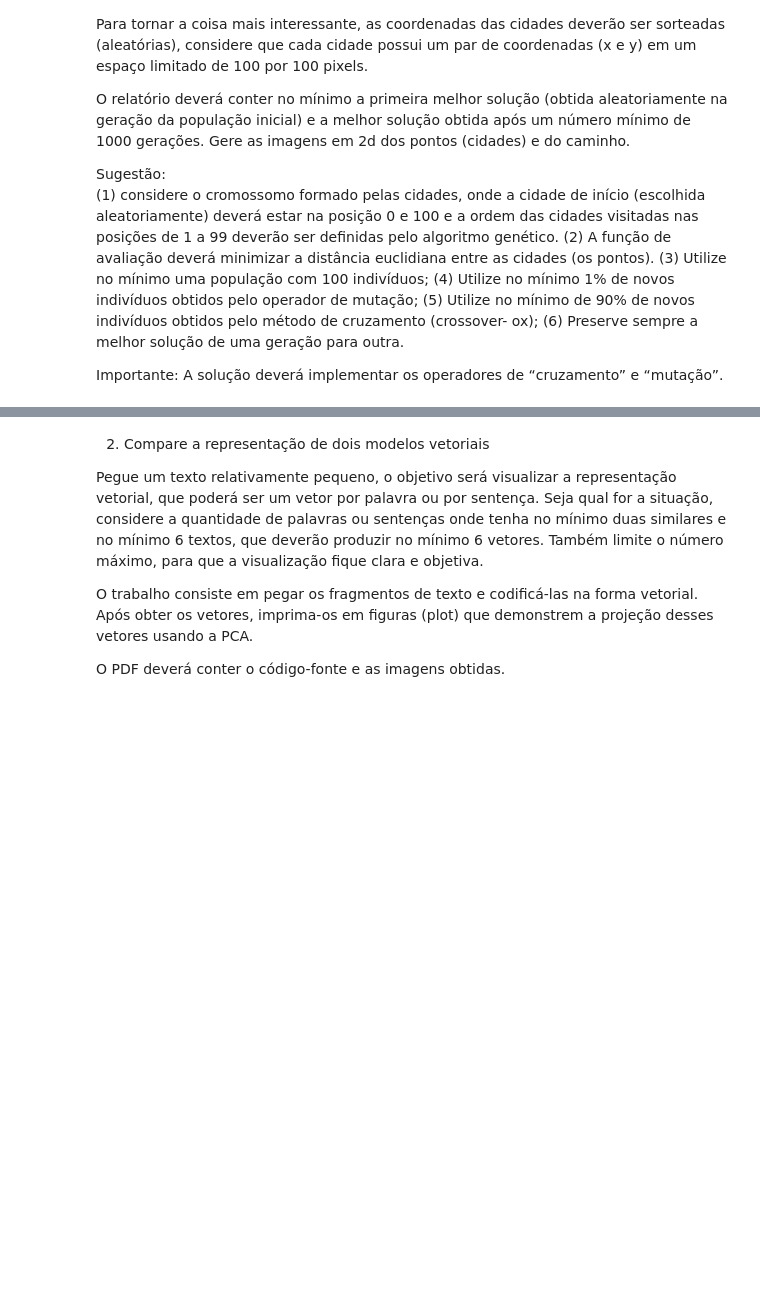
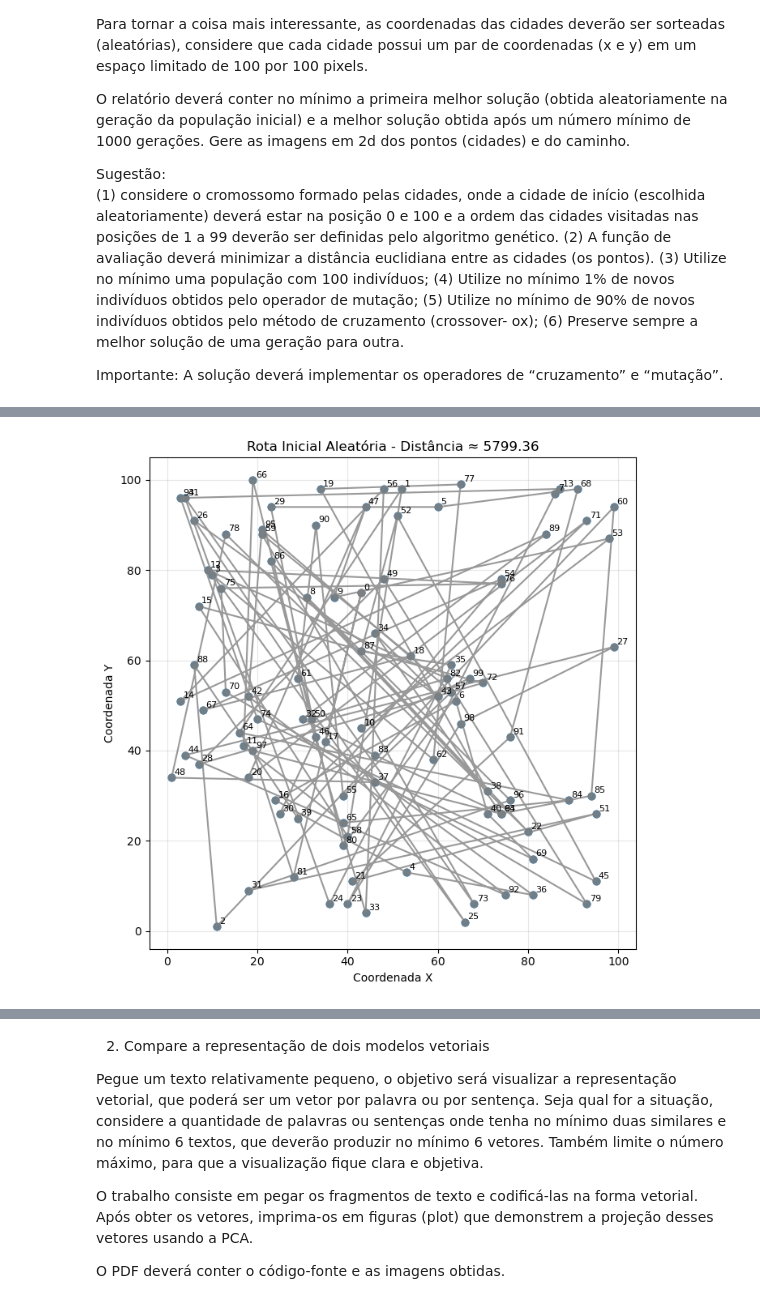
Before and after one commit to mvmelo57/iaap-ufpr-IAA015-topicos-ia, a Jupyter notebook: trabalho-IAA015-top-dados-v1.ipynb, the cells around one changed output, grey strips where cells are left out. Cells and saved outputs as stored; diff of their text form; code cells hidden in the pictures; blank space fills up the shorter version.

```diff
--- a/trabalho-IAA015-top-dados-v1.ipynb
+++ b/trabalho-IAA015-top-dados-v1.ipynb
@@ -133 +289,23 @@ plt.show()
+# %%
+def plotar_geracao(melhor_rota, coordenadas_cidades, titulo, color_line):
+    xs_melhor_rota = [coordenadas_cidades[i][0] for i in melhor_rota] + [coordenadas_cidades[melhor_rota[0]][0]]
+    ys_melhor_rota = [coordenadas_cidades[i][1] for i in melhor_rota] + [coordenadas_cidades[melhor_rota[0]][1]]
+    plt.figure(figsize=(7,7))
+    plt.plot(xs_melhor_rota, ys_melhor_rota, '-o', color=color_line, alpha=0.8)
+    plt.scatter(xs, ys, color='tab:blue', s=40)
+    for i, (x, y) in enumerate(coordenadas_cidades):
+        plt.text(x + 0.6, y + 0.6, str(i), fontsize=8)
+    distancia_melhor = calcular_percurso_total(melhor_rota, coordenadas_cidades)
+    plt.title(f"{titulo} - Distância ≈ {distancia_melhor:.2f}")
+    plt.xlabel("Coordenada X")
+    plt.ylabel("Coordenada Y")
+    plt.grid(alpha=0.3)
+    plt.gca().set_aspect('equal', adjustable='box')
+    plt.tight_layout()
+    plt.show()
+# %%
+#plotar a rota inicial
+plotar_geracao(geracao[-1], coordenadas_cidades, "Rota Inicial Aleatória", 'gray')
+# %% [output]
+[figure, added]
 # %%
```
Also changed, not shown: parts of 6 cells of this notebook.
